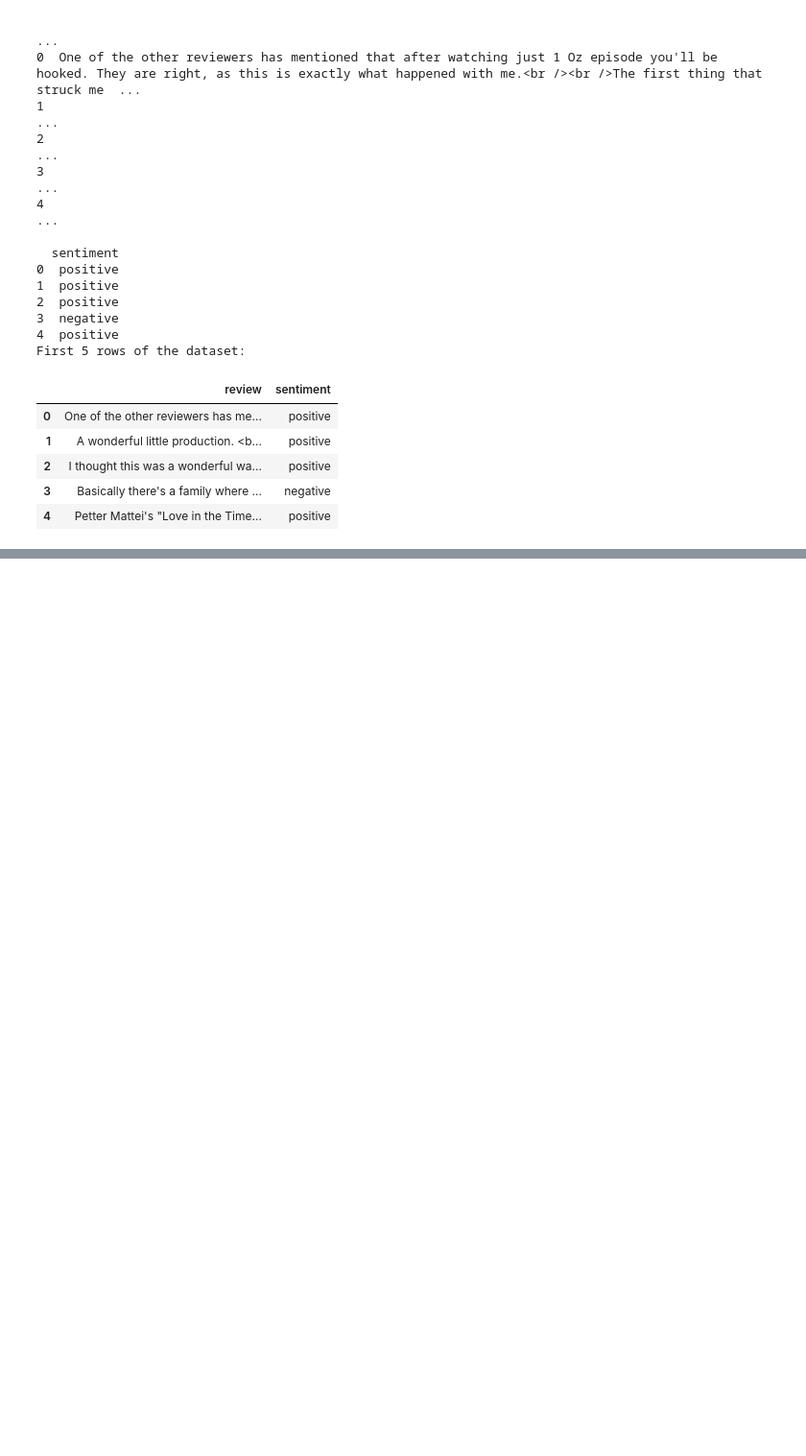
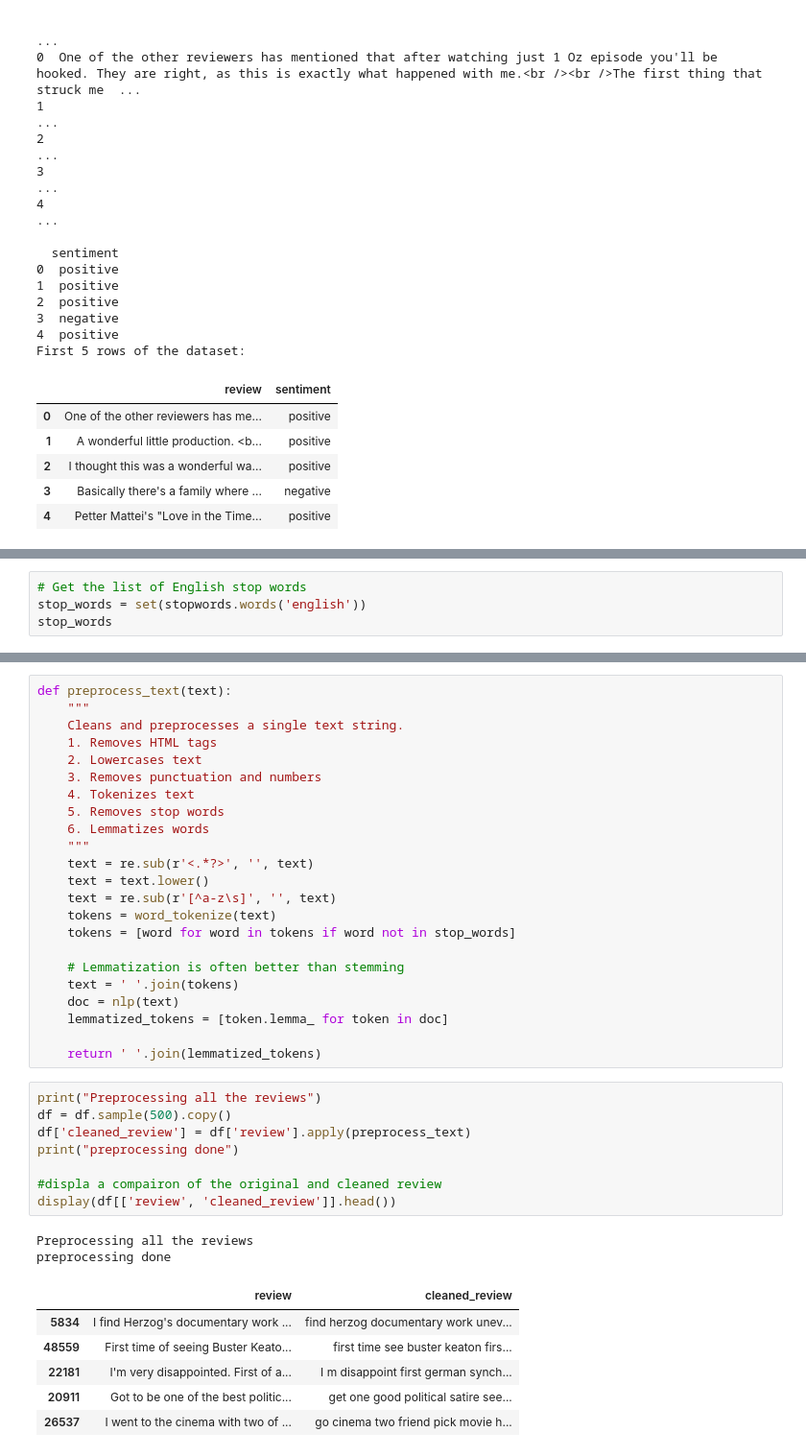
Before and after one commit to hasnainkhan8532/NLTK_IMDB, a Jupyter notebook: nltk.ipynb, the cells around one changed output, grey strips where cells are left out. Shown at 96% size. Saved outputs shown, nothing was run; the diff lists cells and outputs as text; blank space fills up the shorter version.

```diff
--- a/nltk.ipynb
+++ b/nltk.ipynb
@@ -71,0 +105,4 @@ First 5 rows of the dataset:
+# %%
+# Get the list of English stop words
+stop_words = set(stopwords.words('english'))
+stop_words
@@ -71,0 +127,40 @@ First 5 rows of the dataset:
+# %%
+def preprocess_text(text):
+    """
+    Cleans and preprocesses a single text string.
+    1. Removes HTML tags
+    2. Lowercases text
+    3. Removes punctuation and numbers
+    4. Tokenizes text
+    5. Removes stop words
+    6. Lemmatizes words
+    """
+    text = re.sub(r'<.*?>', '', text)
+    text = text.lower()
+    text = re.sub(r'[^a-z\s]', '', text)
+    tokens = word_tokenize(text)
+    tokens = [word for word in tokens if word not in stop_words]
+
+    # Lemmatization is often better than stemming
+    text = ' '.join(tokens)
+    doc = nlp(text)
+    lemmatized_tokens = [token.lemma_ for token in doc]
+
+    return ' '.join(lemmatized_tokens)
+# %%
+print("Preprocessing all the reviews")
+df = df.sample(500).copy()
+df['cleaned_review'] = df['review'].apply(preprocess_text)
+print("preprocessing done")
+
+#displa a compairon of the original and cleaned review
+display(df[['review', 'cleaned_review']].head())
+# %% [output]
+Preprocessing all the reviews
+preprocessing done
+|  | review | cleaned_review |
+| 5834 | I find Herzog's documentary work ... | find herzog documentary work unev... |
+| 48559 | First time of seeing Buster Keato... | first time see buster keaton firs... |
+| 22181 | I'm very disappointed. First of a... | I m disappoint first german synch... |
+| 20911 | Got to be one of the best politic... | get one good political satire see... |
+| 26537 | I went to the cinema with two of ... | go cinema two friend pick movie h... |
```
Also changed, not shown: parts of 11 cells of this notebook.
